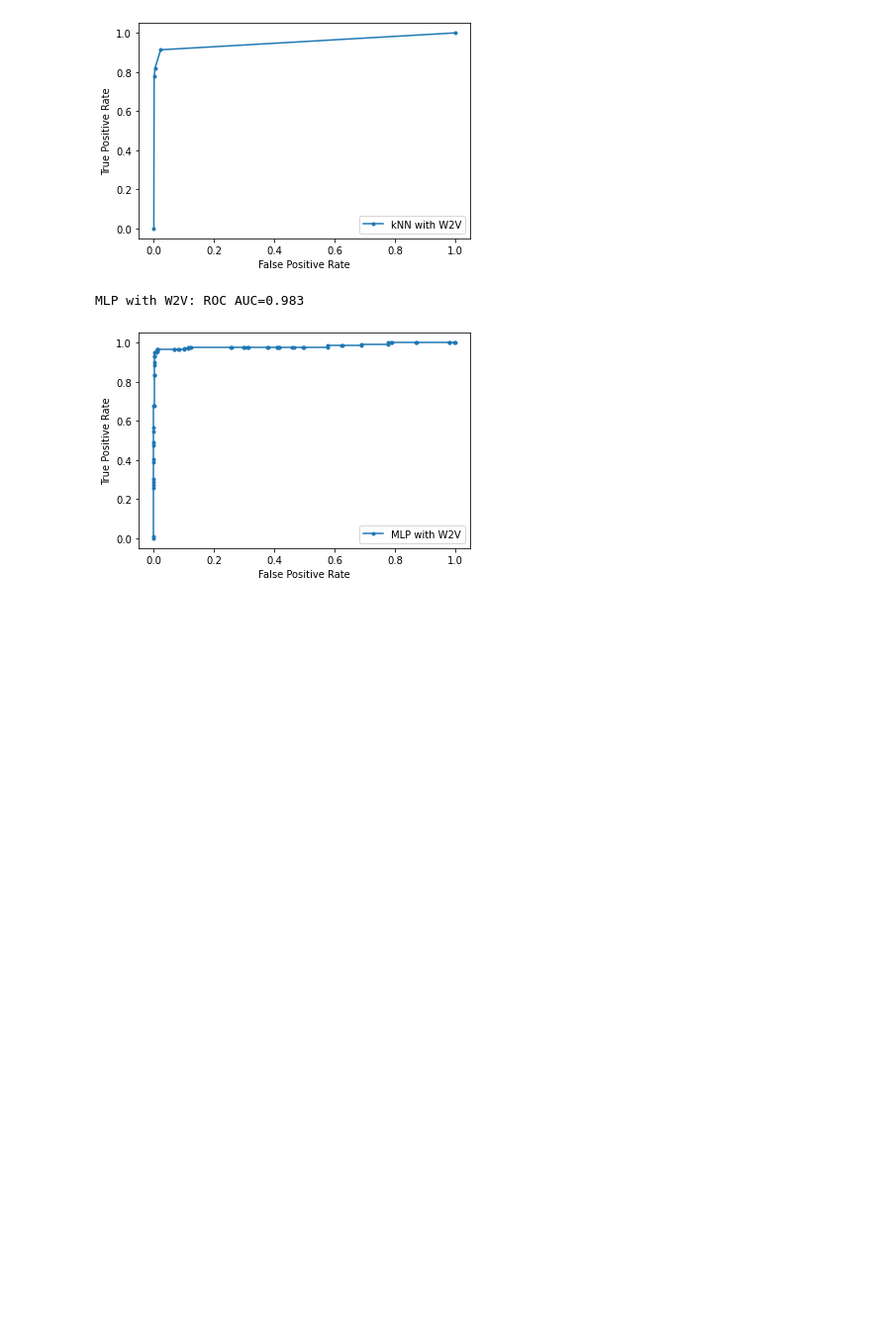
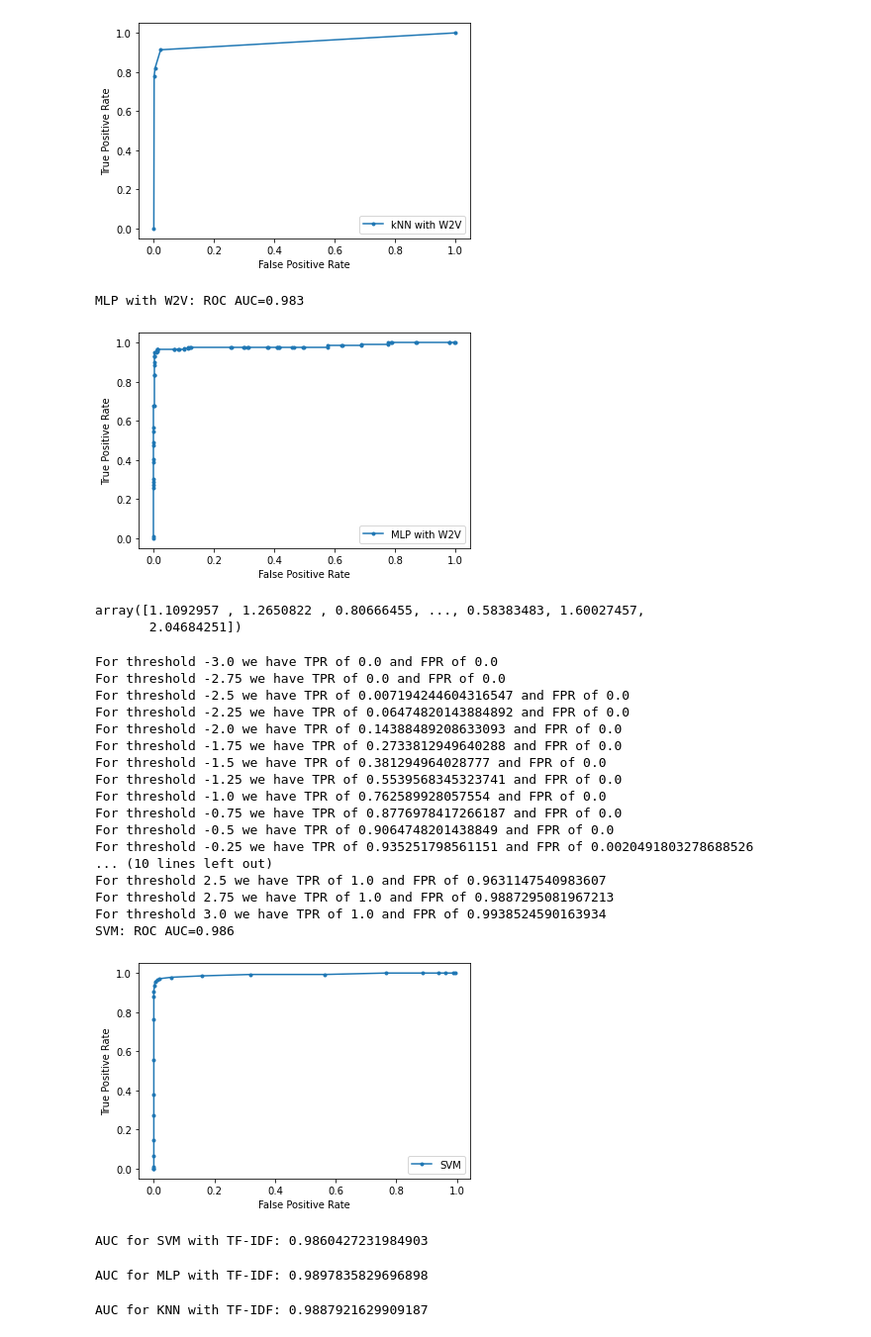
Before and after one commit to DaniloJ97/spam_klasifikator, a Jupyter notebook: Spam_classifier_last_version.ipynb, the cells around one changed output. Shown at 99% size. Cells and saved outputs as stored; diff of their text form; code cells hidden in the pictures; blank space fills up the shorter version.

```diff
--- a/Spam_classifier_last_version.ipynb
+++ b/Spam_classifier_last_version.ipynb
@@ -931,3 +931,68 @@ plt.show()
 # %% [output]
 MLP with W2V: ROC AUC=0.983
 [figure]
+# %%
+scores = grid.decision_function(X_test_tfidf)
+# %%
+scores
+# %% [output]
+array([1.1092957 , 1.2650822 , 0.80666455, ..., 0.58383483, 1.60027457,
+       2.04684251])
+# %%
+thresholds = np.linspace(-3,3, 25)
+# %%
+svm_tpr = []
+svm_fpr = []
+for threshold in thresholds:
+    y_hat = [0 if score<threshold else 1 for score in scores]
+    svm_conf = confusion_matrix(y_test, y_hat)
+    tpr = svm_conf[0,0] / (svm_conf[0,0] + svm_conf[0,1])
+    fpr = svm_conf[1,0] / (svm_conf[1,0] + svm_conf[1,1])
+    svm_tpr.append(tpr)
+    svm_fpr.append(fpr)
+    print(f'For threshold {threshold} we have TPR of {tpr} and FPR of {fpr}')
+svm_tpr = np.array(svm_tpr)
+svm_fpr = np.array(svm_fpr)
+print('SVM: ROC AUC=%.3f' % (svm_auc))
+plt.plot(svm_fpr, svm_tpr, marker='.', label='SVM')
+# axis labels
+plt.xlabel('False Positive Rate')
+plt.ylabel('True Positive Rate')
+# show the legend
+plt.legend()
+# show the plot
+plt.show()
+# %% [output]
+For threshold -3.0 we have TPR of 0.0 and FPR of 0.0
+For threshold -2.75 we have TPR of 0.0 and FPR of 0.0
+For threshold -2.5 we have TPR of 0.007194244604316547 and FPR of 0.0
+For threshold -2.25 we have TPR of 0.06474820143884892 and FPR of 0.0
+For threshold -2.0 we have TPR of 0.14388489208633093 and FPR of 0.0
+For threshold -1.75 we have TPR of 0.2733812949640288 and FPR of 0.0
+For threshold -1.5 we have TPR of 0.381294964028777 and FPR of 0.0
+For threshold -1.25 we have TPR of 0.5539568345323741 and FPR of 0.0
+For threshold -1.0 we have TPR of 0.762589928057554 and FPR of 0.0
+For threshold -0.75 we have TPR of 0.8776978417266187 and FPR of 0.0
+For threshold -0.5 we have TPR of 0.9064748201438849 and FPR of 0.0
+For threshold -0.25 we have TPR of 0.935251798561151 and FPR of 0.0020491803278688526
+... (10 lines left out)
+For threshold 2.5 we have TPR of 1.0 and FPR of 0.9631147540983607
+For threshold 2.75 we have TPR of 1.0 and FPR of 0.9887295081967213
+For threshold 3.0 we have TPR of 1.0 and FPR of 0.9938524590163934
+SVM: ROC AUC=0.986
+[figure, added]
+# %%
+svm_auc = auc(svm_fpr, svm_tpr)
+print(f'AUC for SVM with TF-IDF: {svm_auc}')
+# %% [output]
+AUC for SVM with TF-IDF: 0.9860427231984903
+# %%
+mlp_auc = auc(mlp_fpr, mlp_tpr)
+print(f'AUC for MLP with TF-IDF: {mlp_auc}')
+# %% [output]
+AUC for MLP with TF-IDF: 0.9897835829696898
+# %%
+knn_auc = auc(knn_fpr, knn_tpr)
+print(f'AUC for KNN with TF-IDF: {knn_auc}')
+# %% [output]
+AUC for KNN with TF-IDF: 0.9887921629909187
```
Also changed, not shown: parts of 8 cells of this notebook.
